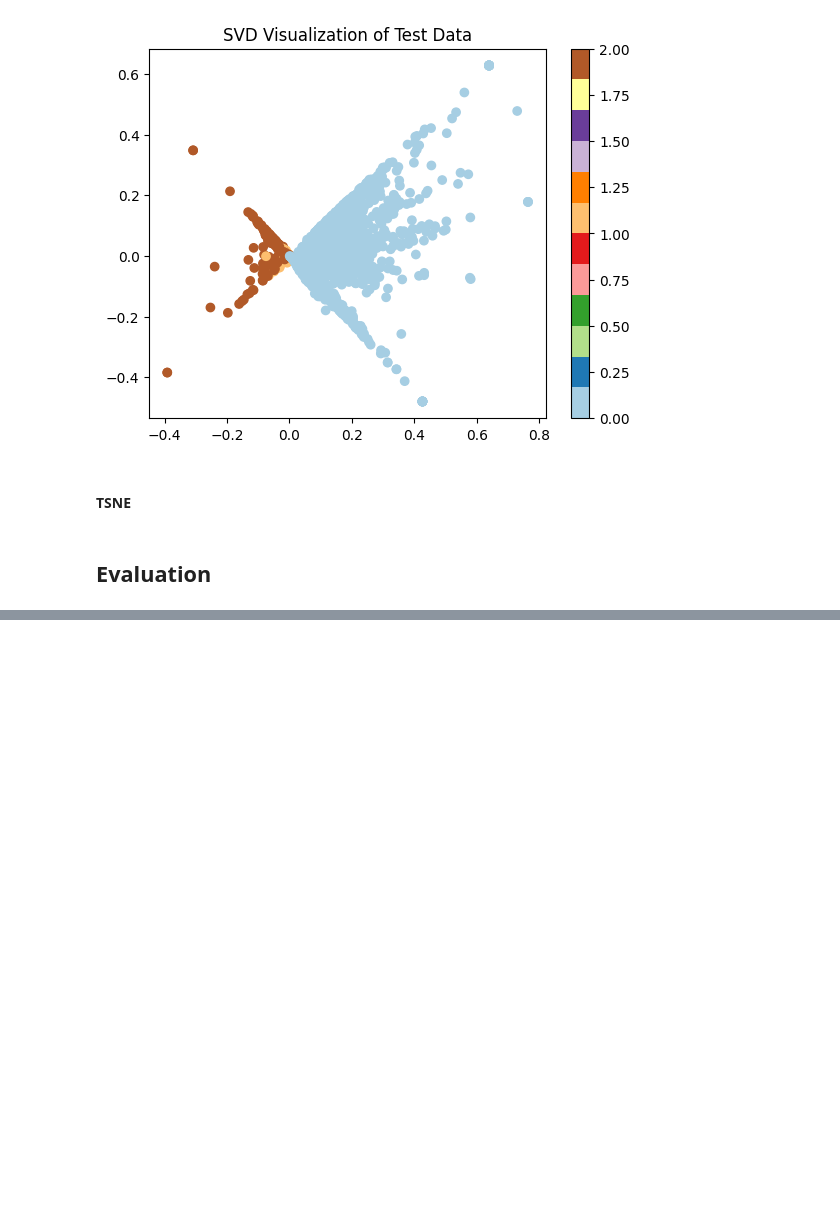
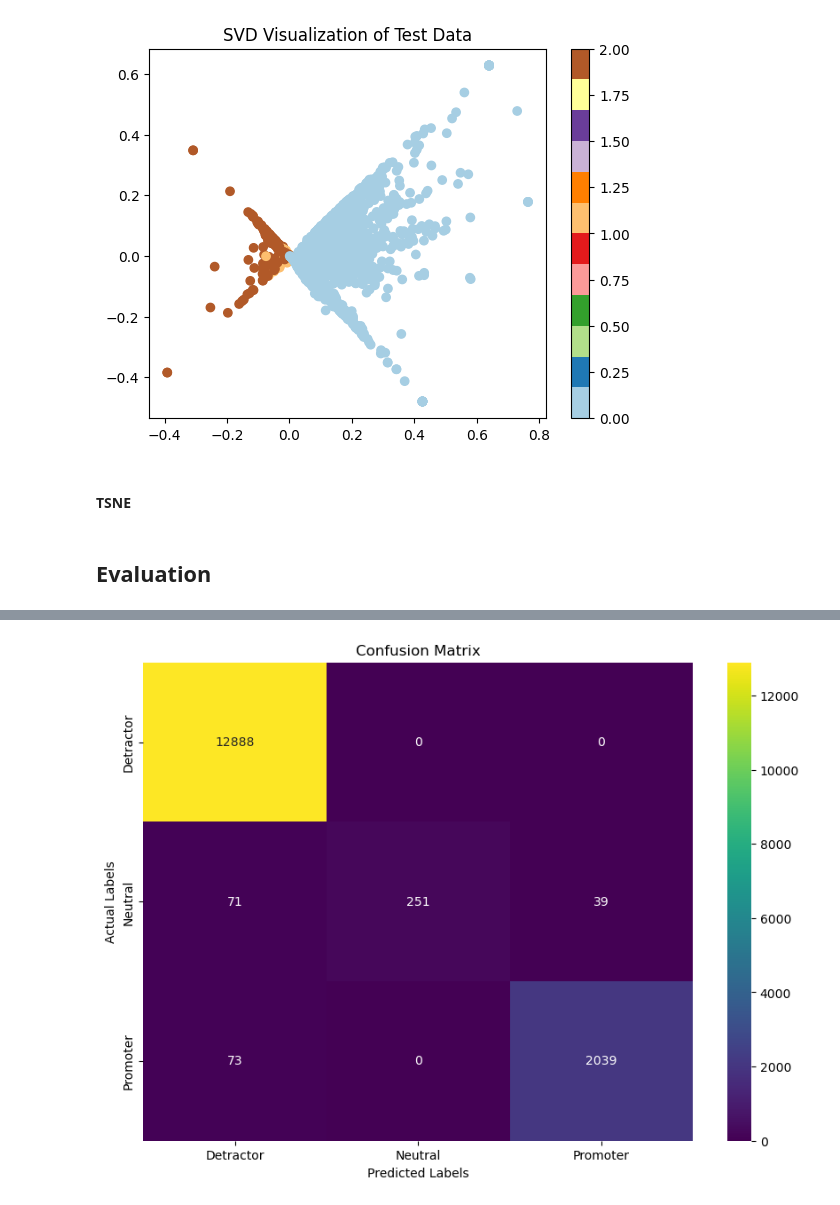
Before and after one commit to gangula-karthik/Altitude-Analytics, a Jupyter notebook: Modelling.ipynb, the cells around one changed output, grey strips where cells are left out. Drawn from its saved outputs; the diff is of its cells as text; code cells hidden in the pictures; blank space fills up the shorter version.

Commit message:
add: evaluation metrics

```diff
--- a/Modelling.ipynb
+++ b/Modelling.ipynb
@@ -73,7 +119,8 @@ warnings.filterwarnings("ignore", category=FutureWarning)
 # %% [markdown]
 ## Data Preparation
 # %%
-df = pd.read_csv("/kaggle/input/training-data/karthik_cleaned_data.csv", index_col=[0])
+# df = pd.read_csv("/kaggle/input/training-data/karthik_cleaned_data.csv", index_col=[0])
+df = pd.read_csv("./DataScraping_and_processing/karthik_cleaned_data.csv", index_col=[0])
 df.head()
 # %% [output]
 |  | overall_rating | review_date | review_text | airline_name | NPS_category | NPS | language_info | ... |
@@ -691,3 +732,6 @@ weighted avg       0.98      0.85      0.90     14152
 # plt.show()
 # %% [markdown]
 ## Evaluation
+# %%
+test_df = pd.read_csv("./DataScraping_and_processing/testing_data.csv", index_col=0)
+test_df.head()
@@ -693,0 +998,5 @@ weighted avg       0.98      0.85      0.90     14152
+# %%
+test_df = data_cleaning_pipeline.fit_transform(test_df)
+test_df['clean_text'] = text_preprocessing_pipeline.fit_transform(test_df['review_text'])
+processed_df = feature_generation_pipeline.fit_transform(test_df)
+processed_df.head()
@@ -693,0 +1108,17 @@ weighted avg       0.98      0.85      0.90     14152
+# %%
+from sklearn.metrics import confusion_matrix
+import matplotlib.pyplot as plt
+import seaborn as sns  # For a nicer heatmap visualization
+
+# Compute the confusion matrix
+cm = confusion_matrix(y_test, y_pred)
+
+# Visualize the confusion matrix
+plt.figure(figsize=(10, 7))  # Adjust the size as needed
+sns.heatmap(cm, annot=True, fmt="d", cmap="viridis", xticklabels=unique_classes, yticklabels=unique_classes)
+plt.title('Confusion Matrix')
+plt.ylabel('Actual Labels')
+plt.xlabel('Predicted Labels')
+plt.show()
+# %% [output]
+[figure, added]
```
Also changed, not shown: parts of 15 cells of this notebook, 4 other files.
